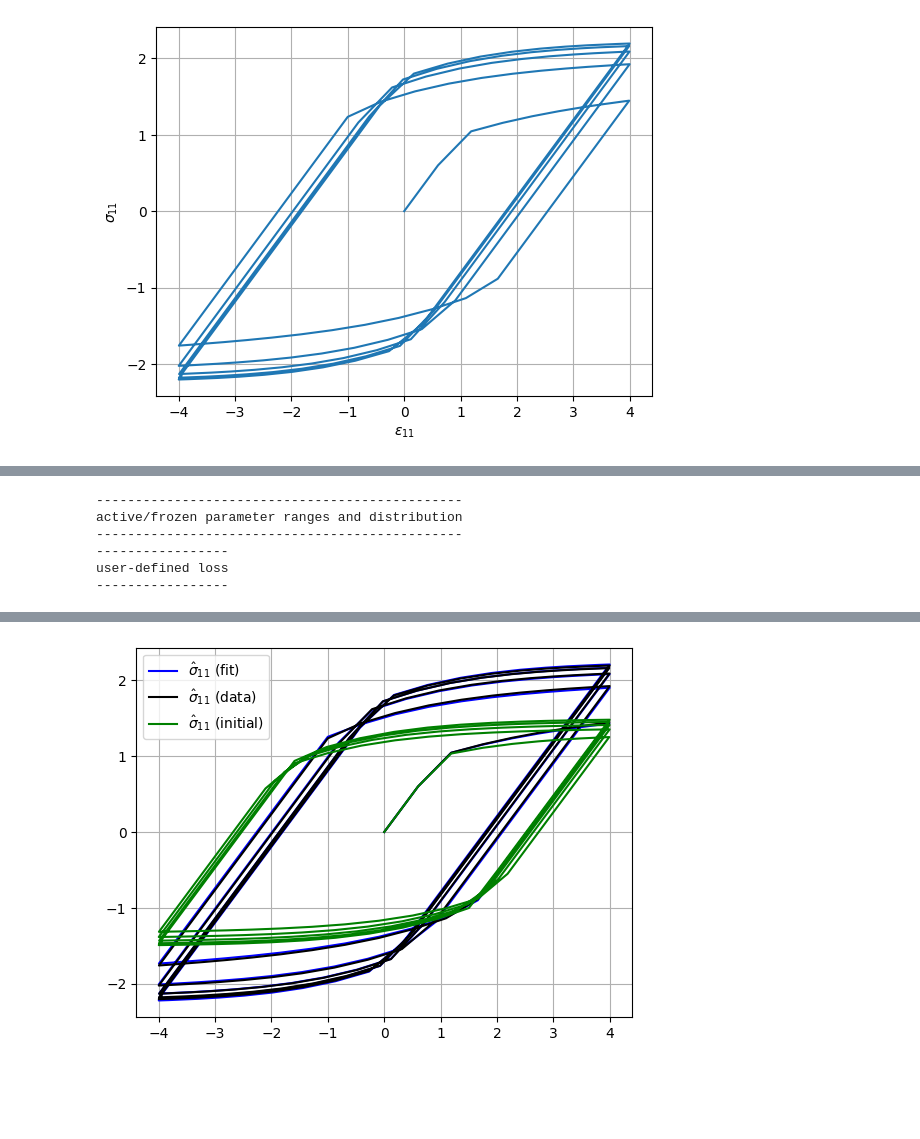
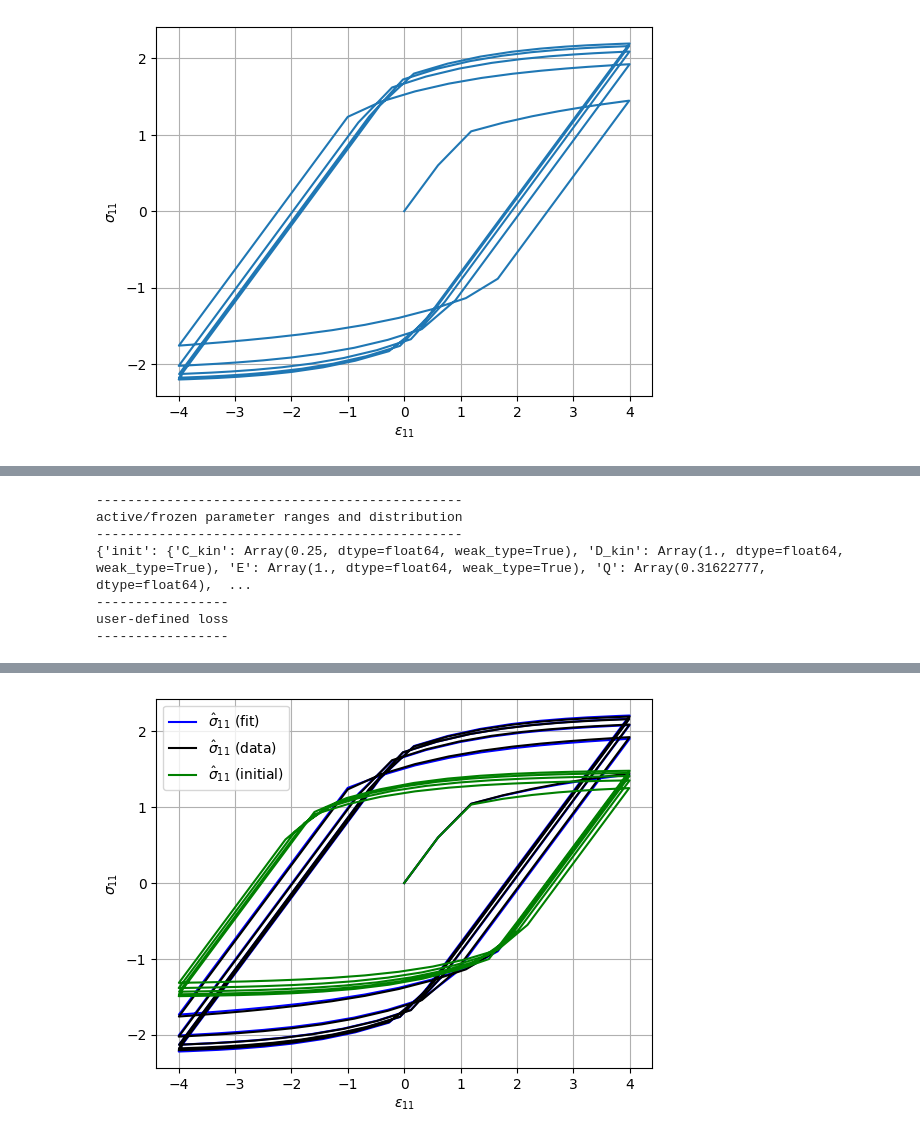
Before and after one commit to kerfriden/jaxdentify, a Jupyter notebook: demo.ipynb, the cells around one changed output, grey strips where cells are left out. Saved outputs shown, nothing was run; the diff lists cells and outputs as text; code cells hidden in the pictures; blank space fills up the shorter version.

```diff
--- a/demo.ipynb
+++ b/demo.ipynb
@@ -60,7 +71,6 @@ def constitutive_update_fn(state_old, step_load, params):
     return new_state, fields, logs
 
 # material params
-E, nu = 1.0, 0.3
 params = {
     "K": 1.0,
     "G": 1.0,
@@ -378,7 +392,6 @@ def constitutive_update_fn(state_old, step_load, params, alg = {"tol" :1e-8, "ab
     return new_state, fields, logs
 # %%
 # material params
-E, nu = 1.0, 0.3
 params = {
     "sigma_y": 1.0,
     "Q": 1.0,
@@ -517,6 +543,5 @@ def make_newton(state_old, step_load, params):
 # %%
 # material params
-E, nu = 1.0, 0.3
 params = {
     "sigma_y": 1.0,
     "Q": 1.0,
@@ -527,20 +552,30 @@ params = {
     "nu": 0.3,
 }
 
-# strain history
-n_ts = 200
-ts = jnp.linspace(0., 1., n_ts)
-eps_xx = 4.0 * jnp.sin(ts * 30.0)
-epsilon_ts = jnp.zeros((n_ts, 6)).at[:, 0].set(eps_xx)
+def build_load():
 
-sigma_cstr_idx = jnp.asarray([1, 2, 3, 4, 5])
+    n_ts = 200
+    ts = jnp.linspace(0., 1., n_ts)
+    eps_xx = 4.0 * jnp.sin(ts * 30.0)
+    epsilon_ts = jnp.zeros((n_ts, 6)).at[:, 0].set(eps_xx)
 
-load_ts={"epsilon": epsilon_ts,
-         "sigma_cstr_idx": jnp.broadcast_to(sigma_cstr_idx, (len(ts), sigma_cstr_idx.shape[0]))
-         }
+    sigma_cstr_idx = jnp.asarray([1, 2, 3, 4, 5])
 
-state0 = {"epsilon_p": jnp.zeros(6,), "p": jnp.array(0.0), "X": jnp.zeros(6,)}
-state_T, fields_ts, state_ts, logs_ts = make_simulate_auto_unpack(make_newton, state0, load_ts, params)
+    return {
+            "t": ts,
+            "epsilon": epsilon_ts,
+            "sigma_cstr_idx": jnp.broadcast_to(sigma_cstr_idx, (len(ts), sigma_cstr_idx.shape[0]))
+            }
+
+load_ts = build_load()
+
+#jax.config.update("jax_disable_jit", False)   # turn JIT on
+#jax.config.update("jax_disable_jit", True)   # turn JIT off
+
+state0 = initialize_state()
+state_T, fields_ts, state_ts, logs_ts = make_simulate_unpack(make_newton, state0, load_ts, params)
+
+#jax.config.update("jax_disable_jit", False)   # turn JIT on
 
 print("iteration count (first 100)",logs_ts["conv"][:100])
 
@@ -591,6 +634,7 @@ active_specs = {
 
 space, theta0 = build_param_space(init_params, active_specs)
 
+print(space)
 
 print("-----------------")
 print("user-defined loss")
@@ -598,9 +642,9 @@ print("-----------------")
 
 
 def forward_sigma11(params):
-    #state0 = {"epsilon_p": jnp.zeros(6), "p": jnp.array(0.0), "X": jnp.zeros(6)}
-    #_, saved = simulate(constitutive_update_fn, state0, load_ts, params)
-    state_T, fields_ts, state_ts, logs_ts = make_simulate_auto_unpack(make_newton,state0, load_ts, params)
+    load_ts = build_load()
+    state0 = initialize_state()
+    state_T, fields_ts, state_ts, logs_ts = make_simulate_unpack(make_newton,state0, load_ts, params)
     return fields_ts["sigma"][:, 0]
 
 def simulate_and_loss(params):
@@ -613,6 +657,7 @@ loss = make_loss(space,simulate_and_loss)
 -----------------------------------------------
 active/frozen parameter ranges and distribution
 -----------------------------------------------
+{'init': {'C_kin': Array(0.25, dtype=float64, weak_type=True), 'D_kin': Array(1., dtype=float64, weak_type=True), 'E': Array(1., dtype=float64, weak_type=True), 'Q': Array(0.31622777, dtype=float64),  ...
 -----------------
 user-defined loss
 -----------------
@@ -649,6 +694,8 @@ plt.plot(load_ts['epsilon'][:,0],sigma_fit,'blue',label=r'$\hat{\sigma}_{11}$ (f
 plt.plot(load_ts['epsilon'][:,0],sigma_xx_obs,'black',label=r'$\hat{\sigma}_{11}$ (data)')
 plt.plot(load_ts['epsilon'][:,0],sigma_init,'green',label=r'$\hat{\sigma}_{11}$ (initial)')
 plt.legend(loc='best')
+plt.xlabel(r"$\epsilon_{11}$")
+plt.ylabel(r"$\sigma_{11}$")
 plt.grid()
 plt.show()
 # %% [output]
@@ -669,7 +716,7 @@ Identified Q, b: 1.0318361704997754 0.08817423989576553
 -----------
 plot result
 -----------
-[figure, old version]
+[figure, new version]
 # %%
 print("--------------")
 print("test CPU times")
```
Also changed, not shown: parts of 18 cells of this notebook.
